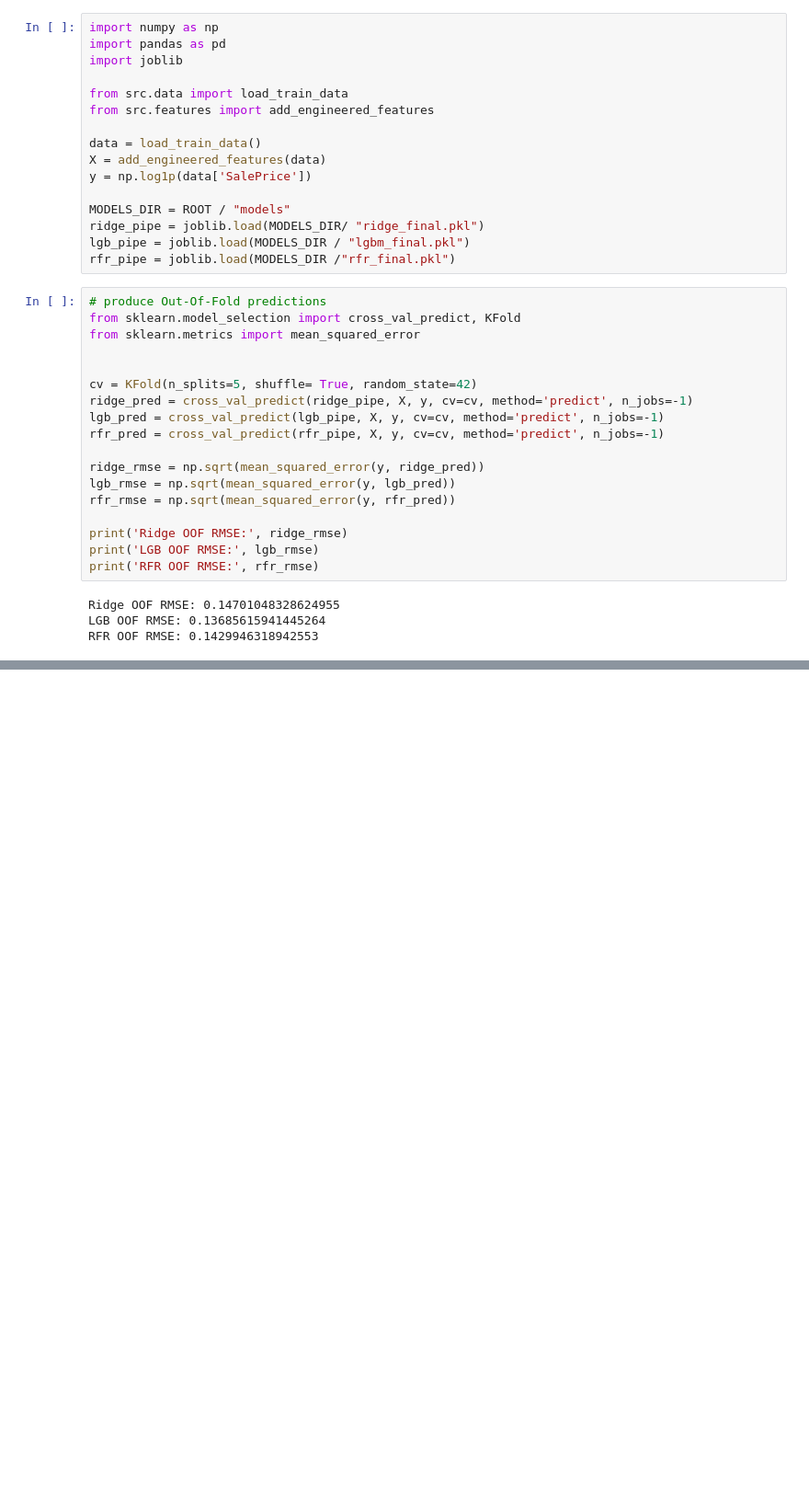
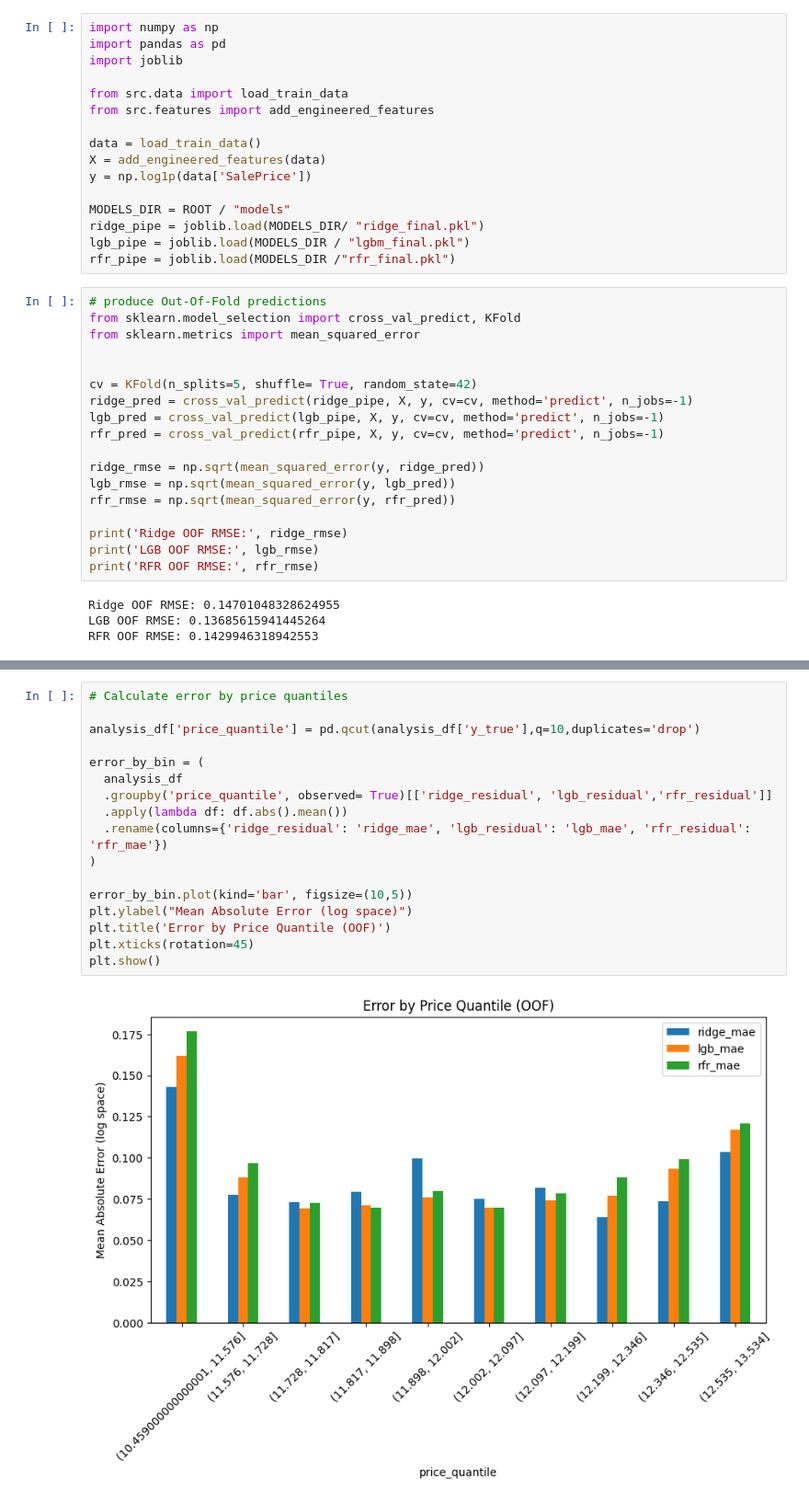
Before and after one commit to jakelis/Kaggle_House_Prices, a Jupyter notebook: notebooks/06_error_analysis.ipynb, the cells around one changed output, grey strips where cells are left out. Shown at 92% size. Saved outputs shown, nothing was run; the diff lists cells and outputs as text; blank space fills up the shorter version.

```diff
--- a/notebooks/06_error_analysis.ipynb
+++ b/notebooks/06_error_analysis.ipynb
@@ -56,0 +163,19 @@ RFR OOF RMSE: 0.1429946318942553
+# %%
+# Calculate error by price quantiles
+
+analysis_df['price_quantile'] = pd.qcut(analysis_df['y_true'],q=10,duplicates='drop')
+
+error_by_bin = (
+  analysis_df
+  .groupby('price_quantile', observed= True)[['ridge_residual', 'lgb_residual','rfr_residual']]
+  .apply(lambda df: df.abs().mean())
+  .rename(columns={'ridge_residual': 'ridge_mae', 'lgb_residual': 'lgb_mae', 'rfr_residual': 'rfr_mae'})
+)
+
+error_by_bin.plot(kind='bar', figsize=(10,5))
+plt.ylabel("Mean Absolute Error (log space)")
+plt.title('Error by Price Quantile (OOF)')
+plt.xticks(rotation=45)
+plt.show()
+# %% [output]
+[figure, added]
```
Also changed, not shown: parts of 14 cells of this notebook.
